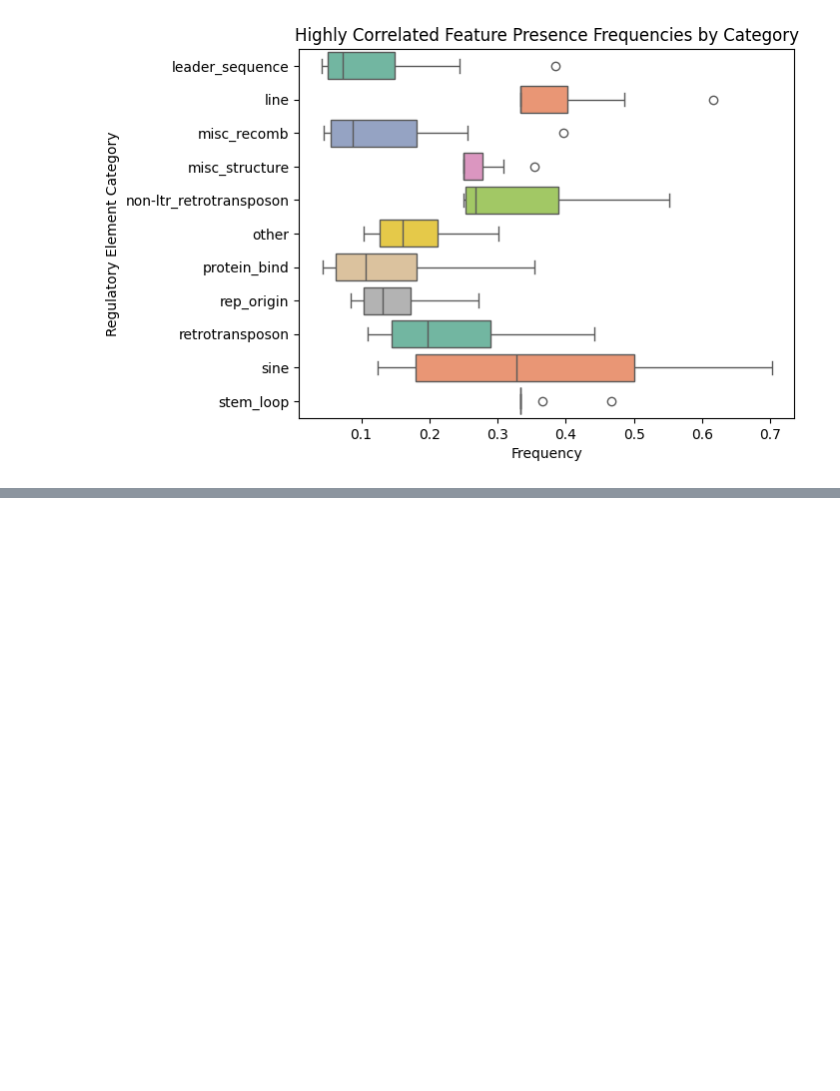
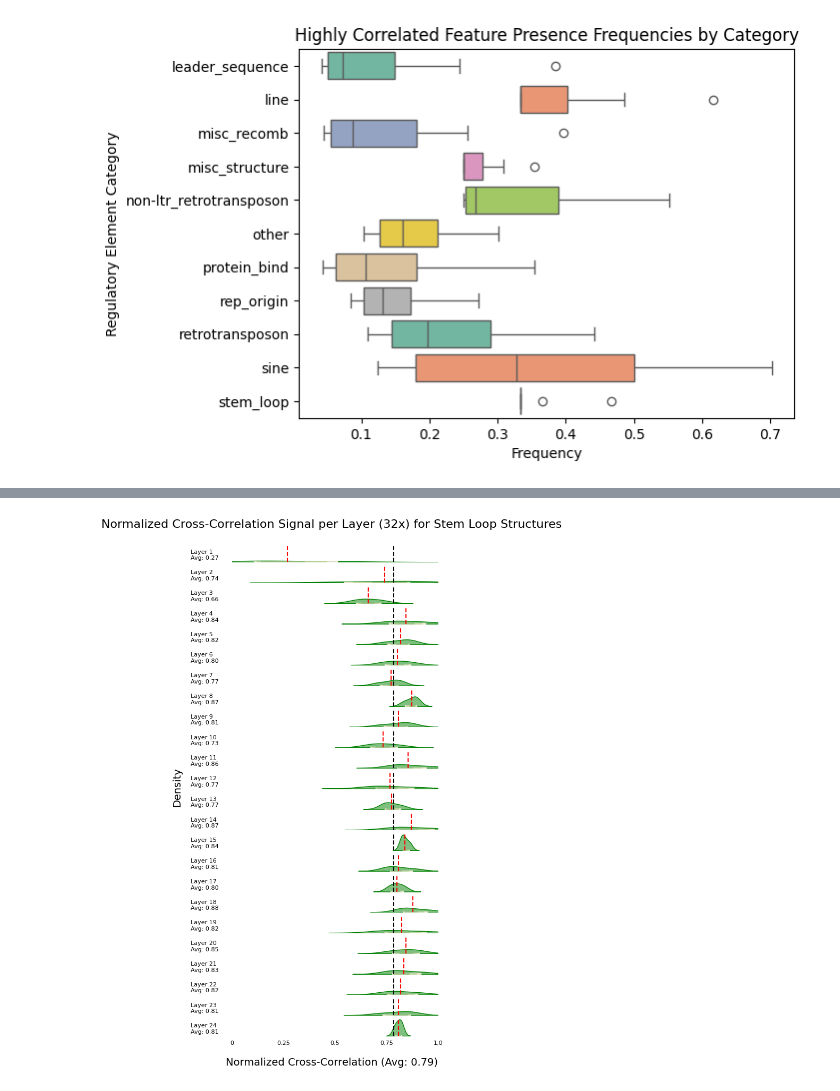
Before and after one commit to ek775/Hidden-State-Genomics, a Jupyter notebook: annotations.ipynb, the cells around one changed output, grey strips where cells are left out. Saved outputs shown, nothing was run; the diff lists cells and outputs as text; code cells hidden in the pictures; blank space fills up the shorter version.

Commit message:
Updating README, layerwise categorical feature extraction

```diff
--- a/annotations.ipynb
+++ b/annotations.ipynb
@@ -801,0 +806,96 @@ Text(0, 0.5, 'Regulatory Element Category')
+# %%
+# ef32 - stem loop NCC
+ridgeline_data = []
+for layer in directory["ef32"]:
+    blob = bucket.blob(f"regelannotations/ef32/{layer}")
+    csv_file = blob.open("r")
+    df = pd.read_csv(csv_file)
+
+    df["label"] = df["track_name"].apply(create_labels)
+    df = df[df["label"] == "stem_loop"]
+
+    ridgeline_data.append(df["f1_avglag(normxcorr)"])
+
+
+# global mean
+global_mean = pd.concat(ridgeline_data).mean()
+
+
+# Plotting
+fig, axs = plt.subplots(nrows=len(ridgeline_data), ncols=1, figsize=(5, 12), sharex=True, sharey=True)
+axs = axs.flatten()
+
+fig.suptitle(
+    "Normalized Cross-Correlation Signal per Layer (32x) for Stem Loop Structures",
+    fontsize=16,
+    #fontproperties=fira_sans_semibold,
+    y = 0.92
+)
+fig.supxlabel(
+    f"Normalized Cross-Correlation (Avg: {global_mean:.2f})",
+    fontsize=14,
+    #fontproperties=fira_sans_regular,
+    y = 0.06
+)
+fig.supylabel(
+    "Density",
+    fontsize=14,
+    #fontproperties=fira_sans_regular,
+    x = -0.1  # move y-label slightly left
+)
+
+# construct the ridgeline plot
+for i, data in enumerate(ridgeline_data):
+    sns.kdeplot(data, ax=axs[i], fill=True, alpha=0.5, color="green")
+
+    # relative averages
+    mean = data.mean()
+    axs[i].axvline(mean, color='red', linestyle='--', label='Mean')
+    axs[i].axvline(global_mean, color="black", linestyle='--', label='Global Mean')
+
+    # add some annotations
+    axs[i].text(
+        -0.2, 2.5,
+        f"Layer {i+1}\nAvg: {mean:.2f}",
+        ha="left",
+        fontsize=8,
+    )
+
+#    axs[i].text(
+#        -0.2, 0,
+#        f"Avg: {mean:.2f}",
+#        ha="left",
+#        fontsize=8,
+#    )
+
+    # quantiles
+    quantiles = np.percentile(data, [2.5, 10, 25, 75, 90, 97.5])
+    quantiles = quantiles.tolist()
+
+    # fill space between each pair of quantiles
+    for j in range(len(quantiles) - 1):
+        axs[i].fill_between(
+            [quantiles[j], # lower bound
+             quantiles[j+1]], # upper bound
+            0, # max y=0
+            0.8, # max y=0.8
+            color=colors[j]
+        )
+
+    # x axis scale for last ax
+    if i == 23:
+        values = [0, 0.25, 0.5, 0.75, 1.0]
+        for value in values:
+            axs[i].text(
+                value, -10.5,
+                f'{value}',
+                ha='center',
+                fontsize=8
+            )
+
+    axs[i].set_xlim(0, 1)
+    axs[i].set_axis_off()
+
+plt.show()
+# %% [output]
+[figure, added]
```
Also changed, not shown: parts of 6 cells of this notebook, 1 other file.
